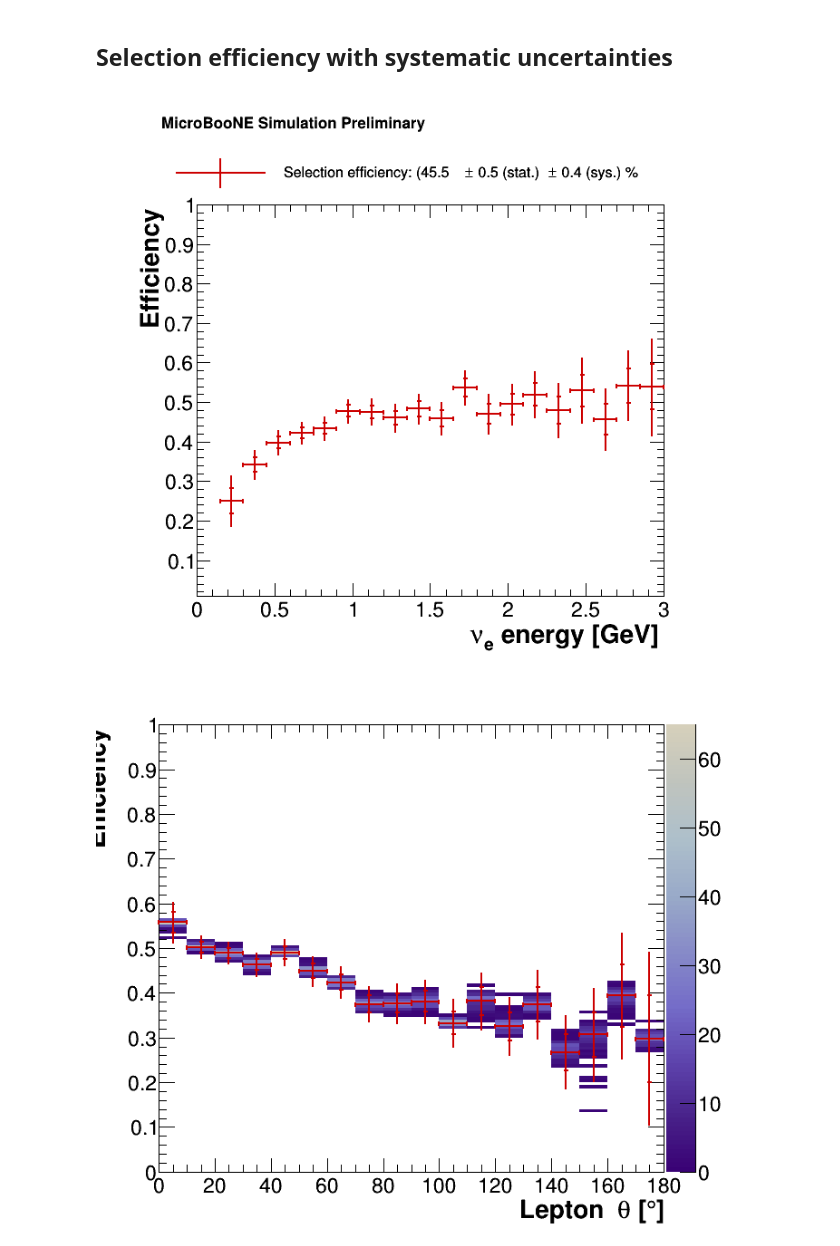
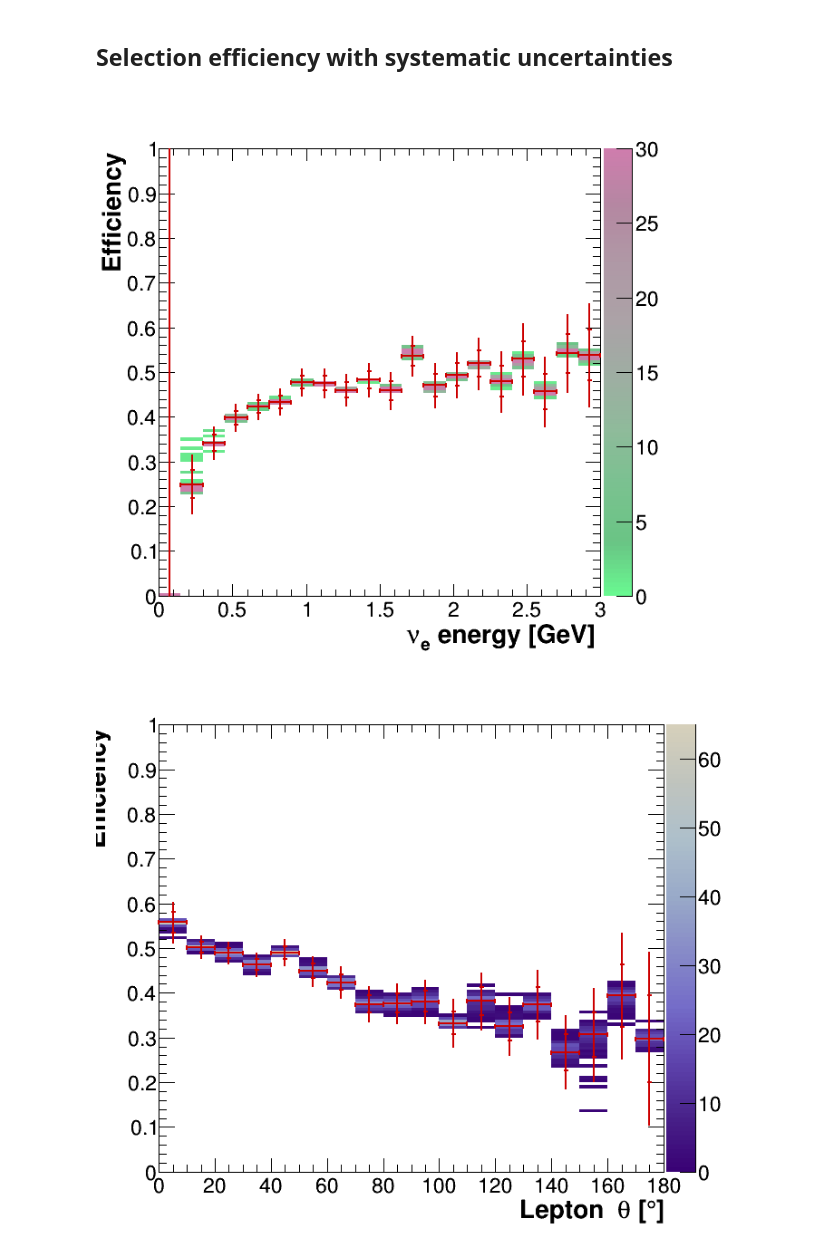
Before and after one commit to soleti/lee_bdt, a Jupyter notebook: Efficiency.ipynb, the cells around one changed output. Cells and saved outputs as stored; diff of their text form; code cells hidden in the pictures.

```diff
--- a/Efficiency.ipynb
+++ b/Efficiency.ipynb
@@ -215,31 +215,31 @@ c_eff_z.SaveAs("plots/ineff_z.pdf")
 ## Selection efficiency with systematic uncertainties
 # %%
 # c_cuts, eff_cuts_stat, eff_cuts_sys, eff_cuts_2d, l_cuts = eff_ene.draw(systematics=False, uni=False, mode="cuts")
-
-c_eff_ene_sys, eff_ene_stat, eff_ene_sys, eff_ene_2d, l_ene_eff = eff_ene.draw(systematics=True, uni=False, mode="passed")
-p_preliminary.Draw()
-c_eff_ene_sys.Draw()
-eff_ene_2d.SetMaximum(30)
-eff_ene_2d.GetYaxis().SetTitleOffset(0.9)
-c_eff_ene_sys.SetTopMargin(0.2)
-c_eff_ene_sys.SetLeftMargin(0.16)
-eff_ene_stat.GetPaintedGraph().GetYaxis().SetTitleOffset(0.9)
-eff_ene_stat.GetPaintedGraph().GetXaxis().SetLimits(0, 3)
-eff_ene_stat.GetPaintedGraph().SetMaximum(1)
-eff_ene_stat.GetPaintedGraph().SetMinimum(0.01)
-l_ene_eff.Draw()
-# l_ene_eff.AddEntry(eff_cuts_stat, "Rectangular cuts efficiency: (%.1f #pm %.1f (stat.)) %%"
-#                    % (eff_ene.efficiency["cuts"]*100, eff_ene.efficiency_err["cuts"]*100),
+ROOT.gStyle.SetPalette(ROOT.kMint)
+c_eff_ene_sys, eff_ene_stat, eff_ene_sys, eff_ene_2d, l_ene_eff = eff_ene.draw(systematics=True, uni=True, mode="passed")
+# p_preliminary.Draw()
+# c_eff_ene_sys.Draw()
+# eff_ene_2d.SetMaximum(30)
+# eff_ene_2d.GetYaxis().SetTitleOffset(0.9)
+# # c_eff_ene_sys.SetTopMargin(0.2)
+# c_eff_ene_sys.SetRightMargin(0.2)
+# eff_ene_stat.GetPaintedGraph().GetYaxis().SetTitleOffset(0.9)
+# eff_ene_stat.GetPaintedGraph().GetXaxis().SetLimits(0, 3)
+# eff_ene_stat.GetPaintedGraph().SetMaximum(1)
+# eff_ene_stat.GetPaintedGraph().SetMinimum(0.01)
+# l_ene_eff.Draw()
+# l_ene_eff.AddEntry(eff_ene_stat, "Rectangular cuts efficiency: (%.1f #pm %.1f (stat.)) %%"
+#                    % (eff_ene.efficiency["selet"]*100, eff_ene.efficiency_err["cuts"]*100),
 #                   "le")
 # eff_cuts_stat.Draw("same")
 # eff_cuts_sys.Draw("same")
 # eff_cuts_sys.SetLineColor(ROOT.kBlue+1)
 # eff_cuts_stat.SetLineColor(ROOT.kBlue+1)
 c_eff_ene_sys.Draw()
 # c_eff_ene_sys.SetLogy()
-c_eff_ene_sys.SaveAs("plots/eff_ene_genie.pdf")
+c_eff_ene_sys.SaveAs("plots/eff_ene_flux.pdf")
 # %% [output]
-[figure, old version]
+[figure, new version]
 # %%
 c_eff_theta_sys, eff_theta_stat, eff_theta_sys, eff_theta_2d, l_theta_eff = eff_theta.draw()
 c_eff_theta_sys.Draw()
```
Also changed, not shown: 7 other files.
